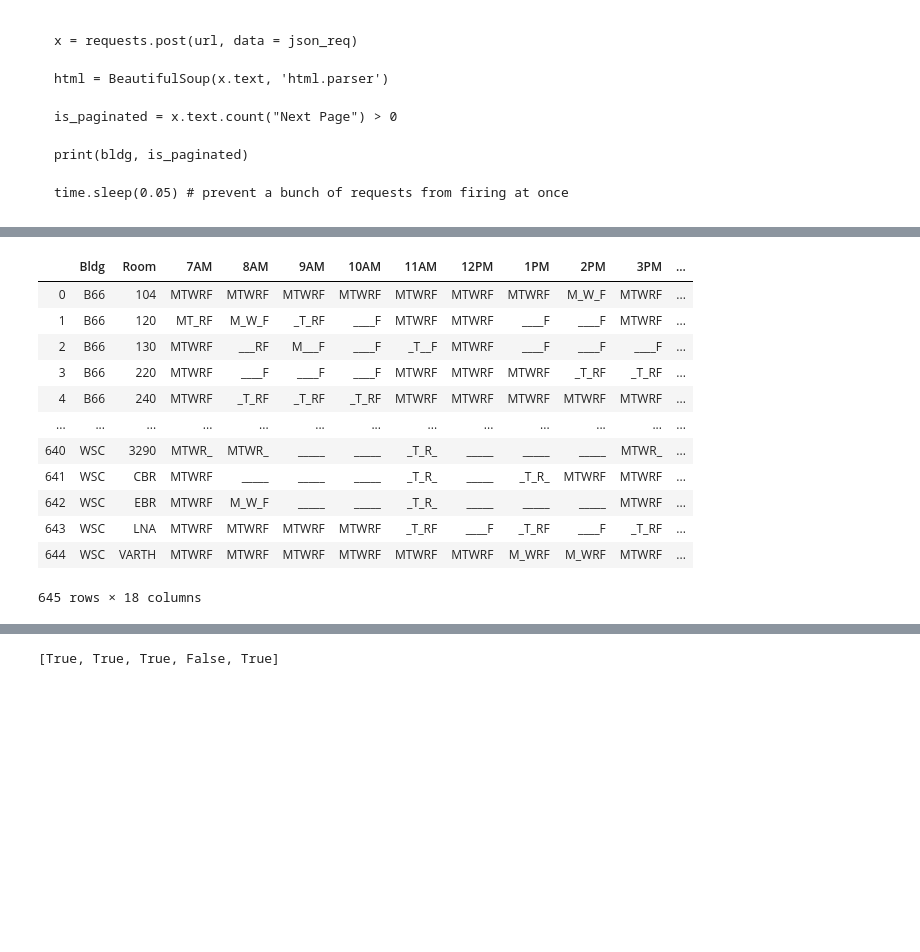
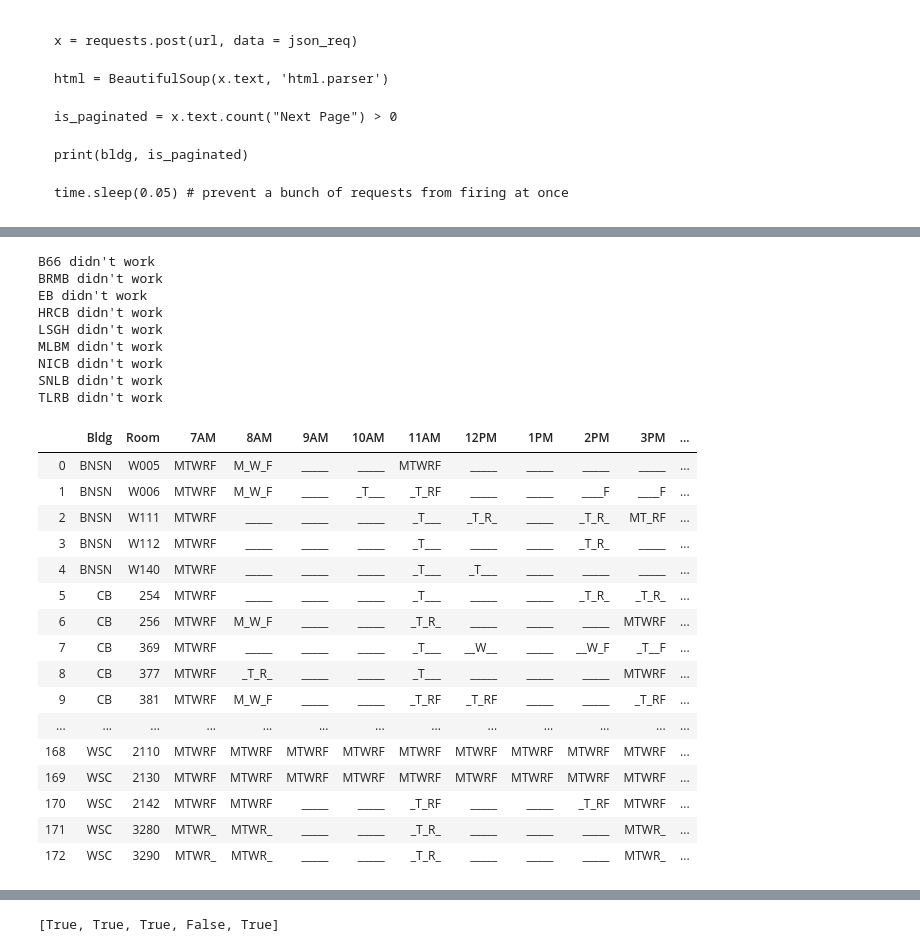
Before and after one commit to vinhowe/studyspots, a Jupyter notebook: classroom_availability_scraper.ipynb, the cells around one changed output, grey strips where cells are left out. Saved outputs shown, nothing was run; the diff lists cells and outputs as text; code cells hidden in the pictures; blank space fills up the shorter version.

```diff
--- a/classroom_availability_scraper.ipynb
+++ b/classroom_availability_scraper.ipynb
@@ -91,6 +66,7 @@ for bldg in bldgs:
 
     time.sleep(0.05) # prevent a bunch of requests from firing at once
 # %%
+url = 'https://y.byu.edu/class_schedule/cgi/freeRoomChart.cgi'
 data = []
 
 for bldg in provo_bldgs:
@@ -107,6 +83,7 @@ for bldg in provo_bldgs:
 # is_paginated = data.text.count("Next Page") > 0
 
 # print(is_paginated)
+updated_req
 # %% [output]
 Fetching data for B66
 Fetching data for BNSN
@@ -132,43 +143,56 @@ data[-1].text
 # %%
 base_table = None
 
-for result_set, bldg in zip(data, bldgs):
+for result_set, bldg in zip(data, provo_bldgs):
     global columns
     result_table = None
     try:
         result_table = pd.read_html(result_set.text, attrs={'class': 'tabletrim'})[0]
     except:
         print(bldg, "didn't work")
         continue
 
     result_table = result_table.drop(result_table.columns[[0, 3, 4]], axis=1)
     if not isinstance(base_table, pd.DataFrame):
         columns = result_table.iloc[0].copy()
     result_table.columns = range(result_table.shape[1])
     result_table = result_table.drop(result_table.index[0])
 
     if not isinstance(base_table, pd.DataFrame):
         base_table = result_table
 #         base_table.columns = columns
 #         print(base_table)
     else:
         base_table = pd.concat([base_table, result_table])
 
 base_table = base_table.reset_index(drop=True)
 base_table.columns = columns
 base_table
 # %% [output]
+B66 didn't work
+BRMB didn't work
+EB didn't work
+HRCB didn't work
+LSGH didn't work
+MLBM didn't work
+NICB didn't work
+SNLB didn't work
+TLRB didn't work
 |  | Bldg | Room | 7AM | 8AM | 9AM | 10AM | 11AM | 12PM | 1PM | 2PM | 3PM | ... |
-| 0 | B66 | 104 | MTWRF | MTWRF | MTWRF | MTWRF | MTWRF | MTWRF | MTWRF | M_W_F | MTWRF | ... |
-| 1 | B66 | 120 | MT_RF | M_W_F | _T_RF | ____F | MTWRF | MTWRF | ____F | ____F | MTWRF | ... |
-| 2 | B66 | 130 | MTWRF | ___RF | M___F | ____F | _T__F | MTWRF | ____F | ____F | ____F | ... |
-| 3 | B66 | 220 | MTWRF | ____F | ____F | ____F | MTWRF | MTWRF | MTWRF | _T_RF | _T_RF | ... |
-| 4 | B66 | 240 | MTWRF | _T_RF | _T_RF | _T_RF | MTWRF | MTWRF | MTWRF | MTWRF | MTWRF | ... |
+| 0 | BNSN | W005 | MTWRF | M_W_F | _____ | _____ | MTWRF | _____ | _____ | _____ | _____ | ... |
+| 1 | BNSN | W006 | MTWRF | M_W_F | _____ | _T___ | _T_RF | _____ | _____ | ____F | ____F | ... |
+| 2 | BNSN | W111 | MTWRF | _____ | _____ | _____ | _T___ | _T_R_ | _____ | _T_R_ | MT_RF | ... |
+| 3 | BNSN | W112 | MTWRF | _____ | _____ | _____ | _T___ | _____ | _____ | _T_R_ | _____ | ... |
+| 4 | BNSN | W140 | MTWRF | _____ | _____ | _____ | _T___ | _T___ | _____ | _____ | _____ | ... |
+| 5 | CB | 254 | MTWRF | _____ | _____ | _____ | _T___ | _____ | _____ | _T_R_ | _T_R_ | ... |
+| 6 | CB | 256 | MTWRF | M_W_F | _____ | _____ | _T_R_ | _____ | _____ | _____ | MTWRF | ... |
+| 7 | CB | 369 | MTWRF | _____ | _____ | _____ | _T___ | __W__ | _____ | __W_F | _T__F | ... |
+| 8 | CB | 377 | MTWRF | _T_R_ | _____ | _____ | _T___ | _____ | _____ | _____ | MTWRF | ... |
+| 9 | CB | 381 | MTWRF | M_W_F | _____ | _____ | _T_RF | _T_RF | _____ | _____ | _T_RF | ... |
 | ... | ... | ... | ... | ... | ... | ... | ... | ... | ... | ... | ... | ... |
-| 640 | WSC | 3290 | MTWR_ | MTWR_ | _____ | _____ | _T_R_ | _____ | _____ | _____ | MTWR_ | ... |
-| 641 | WSC | CBR | MTWRF | _____ | _____ | _____ | _T_R_ | _____ | _T_R_ | MTWRF | MTWRF | ... |
-| 642 | WSC | EBR | MTWRF | M_W_F | _____ | _____ | _T_R_ | _____ | _____ | _____ | MTWRF | ... |
-| 643 | WSC | LNA | MTWRF | MTWRF | MTWRF | MTWRF | _T_RF | ____F | _T_RF | ____F | _T_RF | ... |
-| 644 | WSC | VARTH | MTWRF | MTWRF | MTWRF | MTWRF | MTWRF | MTWRF | M_WRF | M_WRF | MTWRF | ... |
+| 168 | WSC | 2110 | MTWRF | MTWRF | MTWRF | MTWRF | MTWRF | MTWRF | MTWRF | MTWRF | MTWRF | ... |
+| 169 | WSC | 2130 | MTWRF | MTWRF | MTWRF | MTWRF | MTWRF | MTWRF | MTWRF | MTWRF | MTWRF | ... |
+| 170 | WSC | 2142 | MTWRF | MTWRF | _____ | _____ | _T_RF | _____ | _____ | _T_RF | MTWRF | ... |
+| 171 | WSC | 3280 | MTWR_ | MTWR_ | _____ | _____ | _T_R_ | _____ | _____ | _____ | MTWR_ | ... |
+| 172 | WSC | 3290 | MTWR_ | MTWR_ | _____ | _____ | _T_R_ | _____ | _____ | _____ | MTWR_ | ... |
-645 rows × 18 columns
 # %%
```
Also changed, not shown: parts of 14 cells of this notebook, 8 other files.
